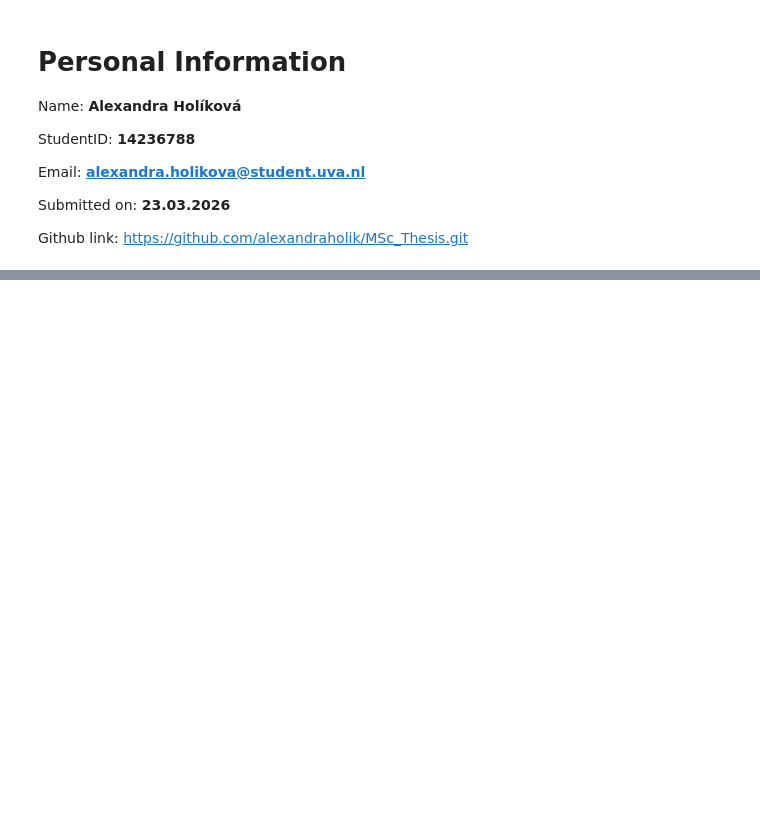
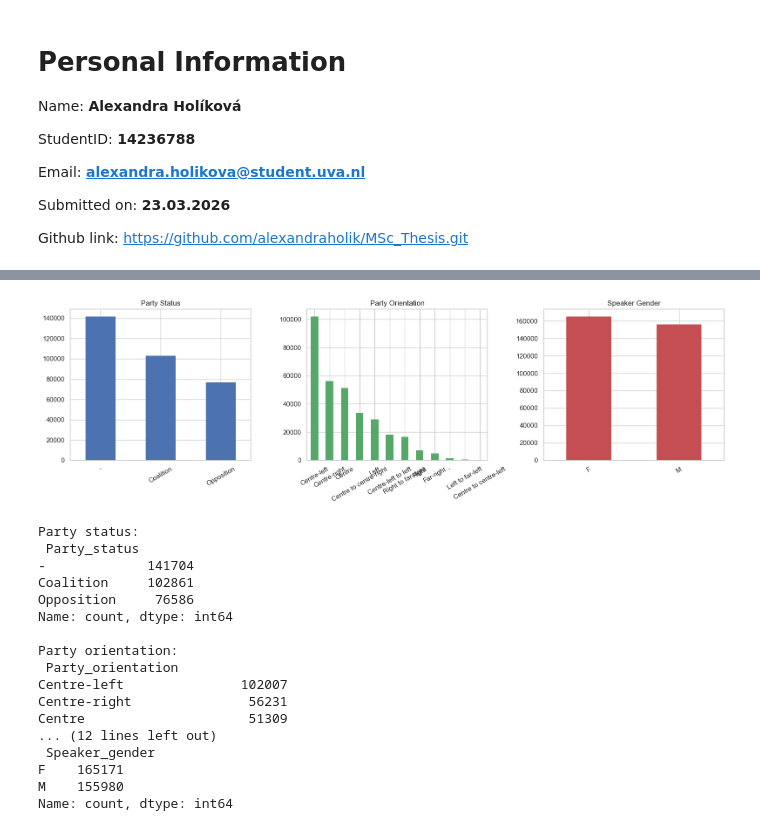
Before and after one commit to alexandraholik/MSc_Thesis, a Jupyter notebook: Exploratory Data Analysis.ipynb, the cells around one changed output, grey strips where cells are left out. Saved outputs shown, nothing was run; the diff lists cells and outputs as text; code cells hidden in the pictures; blank space fills up the shorter version.

```diff
--- a/Exploratory Data Analysis.ipynb
+++ b/Exploratory Data Analysis.ipynb
@@ -55,0 +399,47 @@ Make sure to add some explanation of what you are doing in your code. This will
+# %%
+fig, axes = plt.subplots(1, 3, figsize=(16, 5))
+
+# Plot 1: Party status
+df["Party_status"].value_counts().plot(kind="bar", ax=axes[0], color="#4C72B0", edgecolor="none")
+axes[0].set_title("Party Status")
+axes[0].set_xlabel("")
+axes[0].tick_params(axis="x", rotation=30)
+
+# Plot 2: Party orientation
+df["Party_orientation"].value_counts().plot(kind="bar", ax=axes[1], color="#55A868", edgecolor="none")
+axes[1].set_title("Party Orientation")
+axes[1].set_xlabel("")
+axes[1].tick_params(axis="x", rotation=30)
+
+# Plot 3: Speaker gender
+df["Speaker_gender"].value_counts().plot(kind="bar", ax=axes[2], color="#C44E52", edgecolor="none")
+axes[2].set_title("Speaker Gender")
+axes[2].set_xlabel("")
+axes[2].tick_params(axis="x", rotation=30)
+
+plt.tight_layout()
+plt.savefig("party_status_orientation_gender.png", dpi=150)
+plt.show()
+
+print("Party status:\n", df["Party_status"].value_counts())
+print("\nParty orientation:\n", df["Party_orientation"].value_counts())
+print("\nSpeaker gender:\n", df["Speaker_gender"].value_counts())
+# %% [output]
+[figure, added]
+Party status:
+ Party_status
+-             141704
+Coalition     102861
+Opposition     76586
+Name: count, dtype: int64
+
+Party orientation:
+ Party_orientation
+Centre-left               102007
+Centre-right               56231
+Centre                     51309
+... (12 lines left out)
+ Speaker_gender
+F    165171
+M    155980
+Name: count, dtype: int64
```
Also changed, not shown: parts of 42 cells of this notebook.
